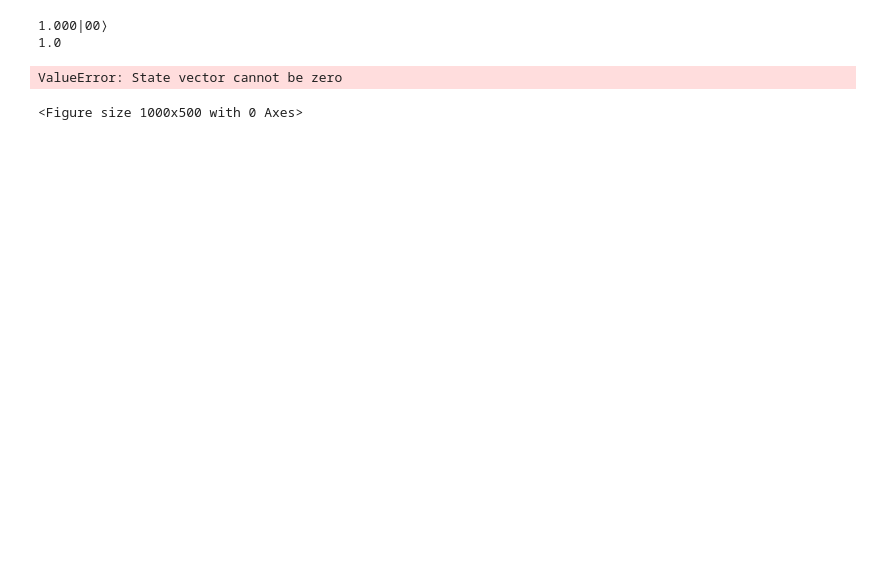
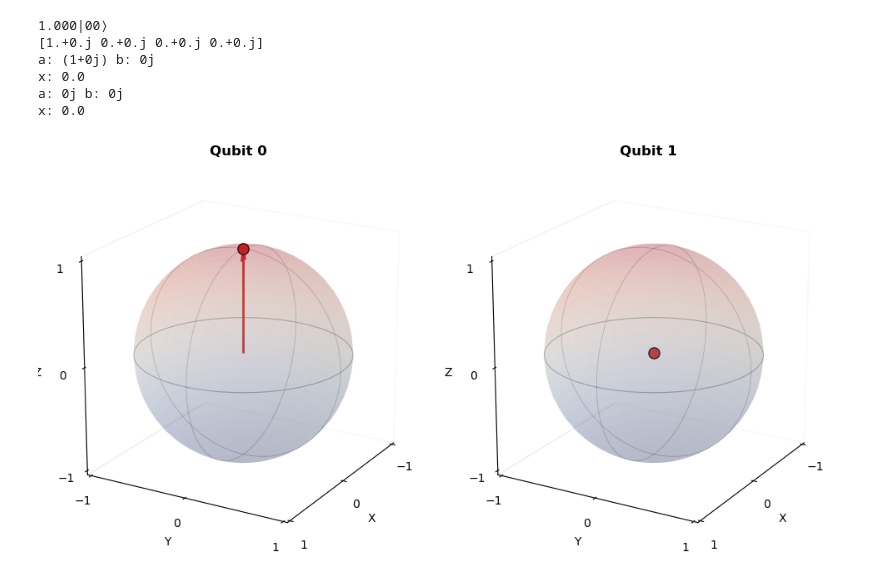
Before and after one commit to QC2-python-SE/cubeit, a Jupyter notebook: Daanish_test.ipynb, the cells around one changed output. Drawn from its saved outputs; the diff is of its cells as text; code cells hidden in the pictures; blank space fills up the shorter version.

Commit message:
fixed Bloch sphere visualization display and calculations

```diff
--- a/Daanish_test.ipynb
+++ b/Daanish_test.ipynb
@@ -7,13 +7,12 @@ import numpy as np
 import matplotlib.pyplot as plt
 # %%
 state = QuantumRegister()
-vs.print_state(state)
-
-print(state.state.state[0].real)
-
 vs.plot_bloch_sphere(state)
 # %% [output]
 1.000|00⟩
-1.0
+[1.+0.j 0.+0.j 0.+0.j 0.+0.j]
+a: (1+0j) b: 0j
+x: 0.0
+a: 0j b: 0j
+x: 0.0
-ValueError: State vector cannot be zero
-<Figure size 1000x500 with 0 Axes>
+[figure, added]
```
Also changed, not shown: 1 other file.
